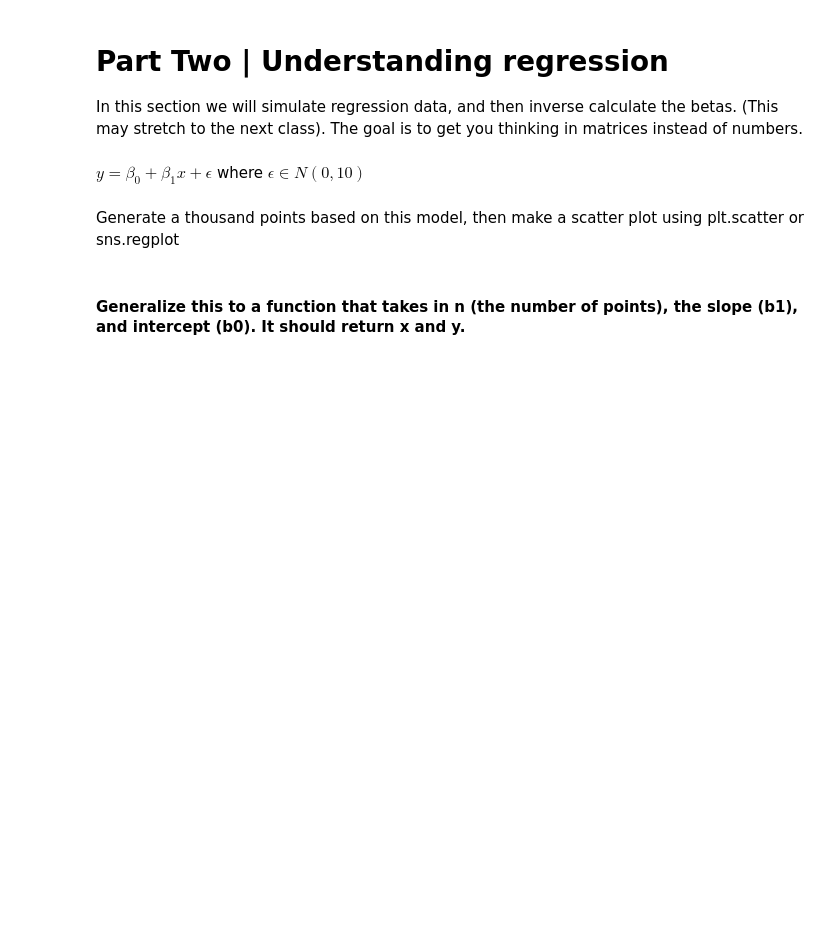
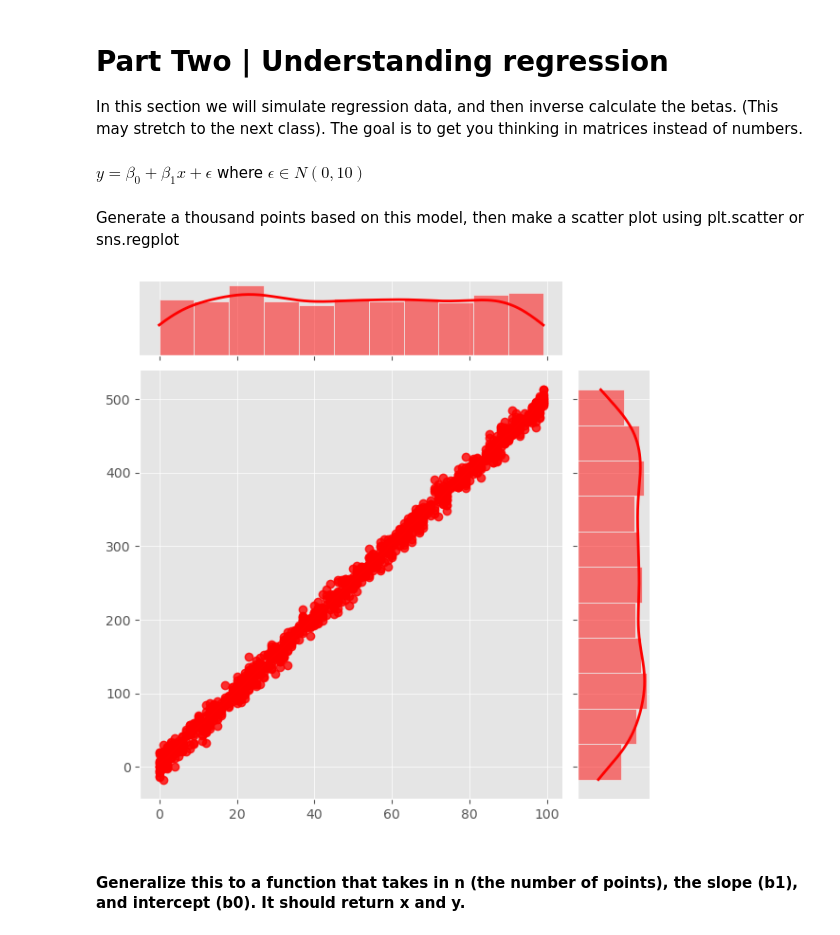
Before and after one commit to victoralexandermoreno/QSS45, a Jupyter notebook: Unit_2-Linear Algebra_blank.ipynb, the cells around one changed output. Drawn from its saved outputs; the diff is of its cells as text; code cells hidden in the pictures; blank space fills up the shorter version.

```diff
--- a/Unit_2-Linear Algebra_blank.ipynb
+++ b/Unit_2-Linear Algebra_blank.ipynb
@@ -194,4 +323,15 @@ beta_1 = 3   # Slope
 # %%
 # your code
+beta_0 = 5   # Intercept
+beta_1 = 3   # Slope
+e = np.random.normal(0, 10, 1000)
+arr = np.random.randint(0,100, size = 1000)
+for es in e:
+    y = (arr*beta_0) + beta_1 + e
+# %%
+sns.jointplot(x = arr,y = y, scatter = True, kind = 'reg',color = 'r')
+plt.style.use('ggplot')
+# %% [output]
+[figure, added]
 # %% [markdown]
 #### Generalize this to a function that takes in n (the number of points), the slope (b1), and intercept (b0). It should return x and y.
```
Also changed, not shown: parts of 20 cells of this notebook.
